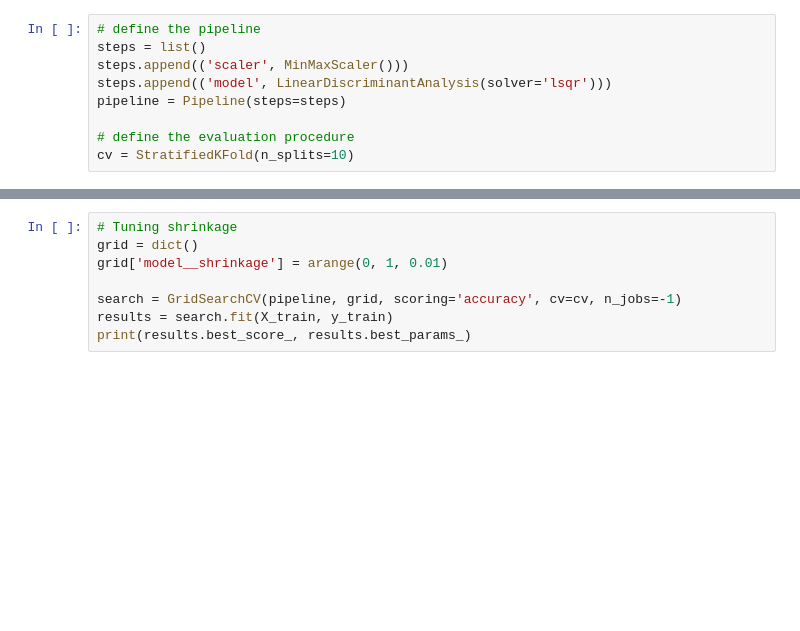
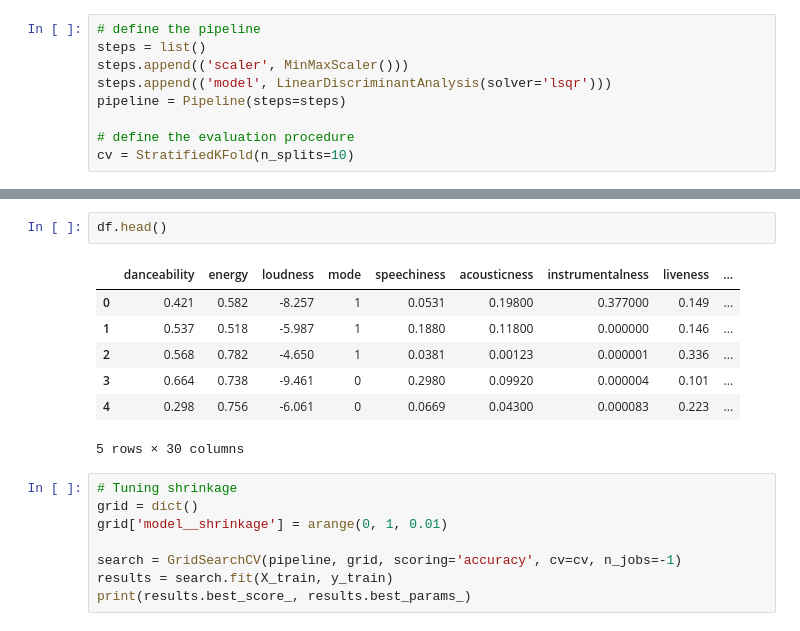
Before and after one commit to SYusupov/Spotify_Songs_Classification, a Jupyter notebook: exploring.ipynb, the cells around one changed output, grey strips where cells are left out. Saved outputs shown, nothing was run; the diff lists cells and outputs as text; blank space fills up the shorter version.

```diff
--- a/exploring.ipynb
+++ b/exploring.ipynb
@@ -373,3 +417,13 @@ print(results.best_score_, results.best_params_)
+# %%
+df.head()
+# %% [output]
+|  | danceability | energy | loudness | mode | speechiness | acousticness | instrumentalness | liveness | ... |
+| 0 | 0.421 | 0.582 | -8.257 | 1 | 0.0531 | 0.19800 | 0.377000 | 0.149 | ... |
+| 1 | 0.537 | 0.518 | -5.987 | 1 | 0.1880 | 0.11800 | 0.000000 | 0.146 | ... |
+| 2 | 0.568 | 0.782 | -4.650 | 1 | 0.0381 | 0.00123 | 0.000001 | 0.336 | ... |
+| 3 | 0.664 | 0.738 | -9.461 | 0 | 0.2980 | 0.09920 | 0.000004 | 0.101 | ... |
+| 4 | 0.298 | 0.756 | -6.061 | 0 | 0.0669 | 0.04300 | 0.000083 | 0.223 | ... |
+5 rows × 30 columns
 # %%
 # Tuning shrinkage
 grid = dict()
```
Also changed, not shown: parts of 44 cells of this notebook.
